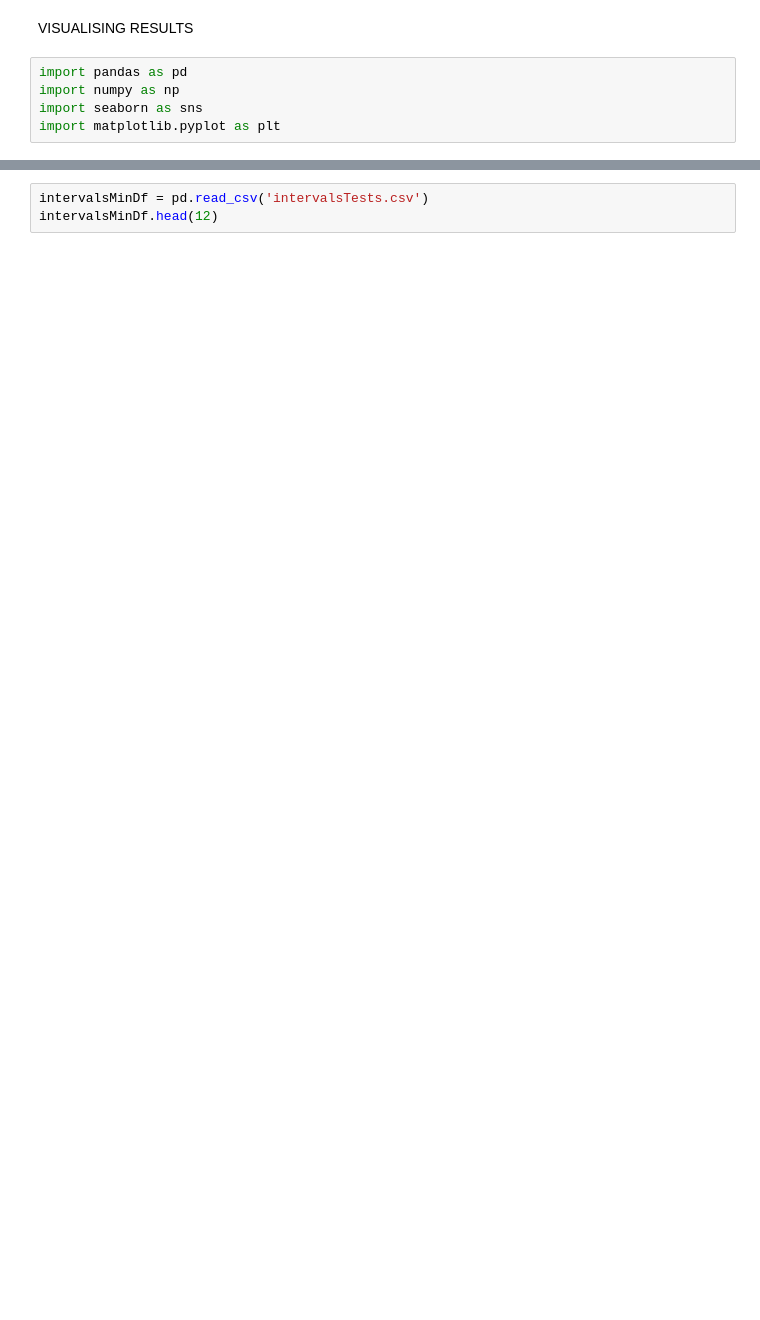
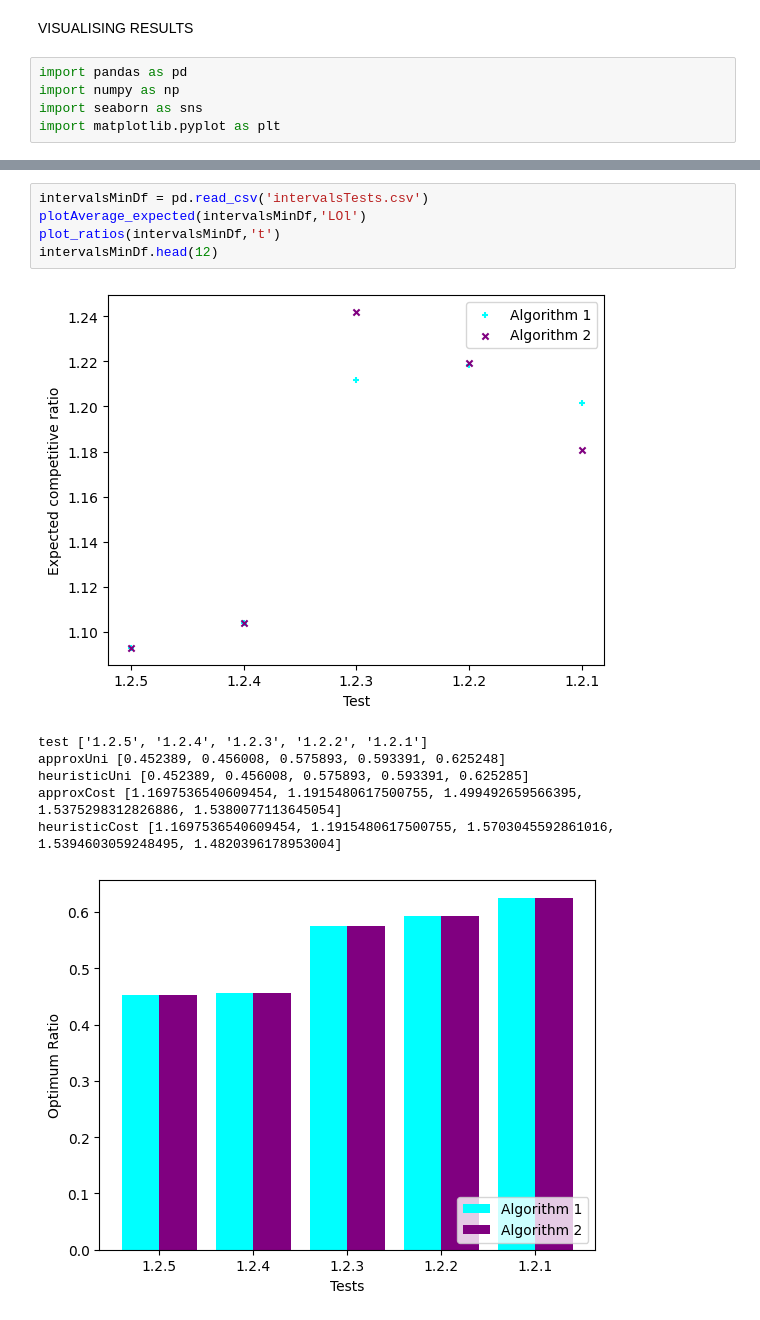
Before and after one commit to nsilz44/stochastic-querying, a Jupyter notebook: visualisations.ipynb, the cells around one changed output, grey strips where cells are left out. Cells and saved outputs as stored; diff of their text form; blank space fills up the shorter version.

```diff
--- a/visualisations.ipynb
+++ b/visualisations.ipynb
@@ -40,5 +110,14 @@ probMinDf.head(12)
 | 5 | 5 | 1.1.1 | 15 | Descending high to low to uniform | All uniform | 35.696829 | ... |
 # %%
 intervalsMinDf = pd.read_csv('intervalsTests.csv')
+plotAverage_expected(intervalsMinDf,'LOl')
+plot_ratios(intervalsMinDf,'t')
 intervalsMinDf.head(12)
 # %% [output]
+[figure, added]
+test ['1.2.5', '1.2.4', '1.2.3', '1.2.2', '1.2.1']
+approxUni [0.452389, 0.456008, 0.575893, 0.593391, 0.625248]
+heuristicUni [0.452389, 0.456008, 0.575893, 0.593391, 0.625285]
+approxCost [1.1697536540609454, 1.1915480617500755, 1.499492659566395, 1.5375298312826886, 1.5380077113645054]
+heuristicCost [1.1697536540609454, 1.1915480617500755, 1.5703045592861016, 1.5394603059248495, 1.4820396178953004]
+[figure, added]
```
Also changed, not shown: parts of 26 cells of this notebook, 3 other files.
